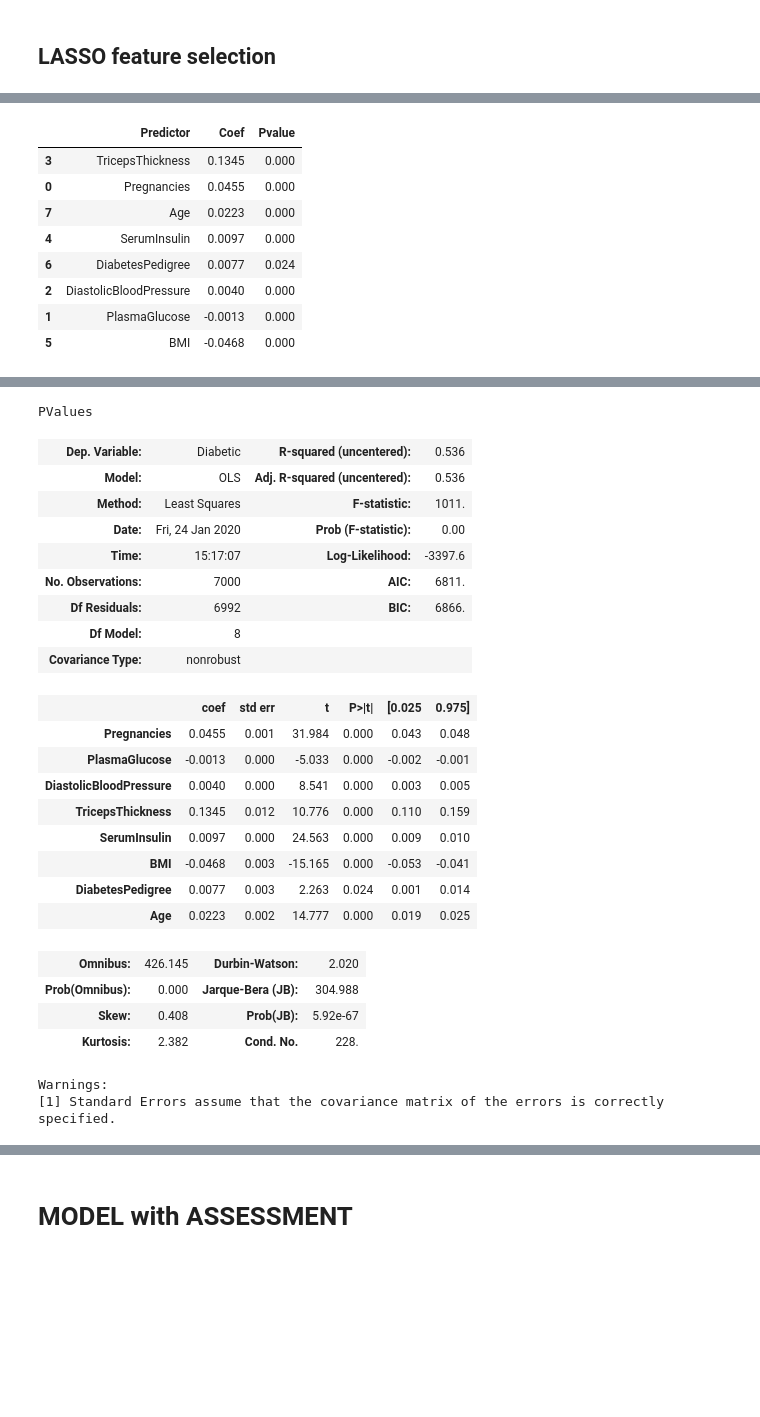
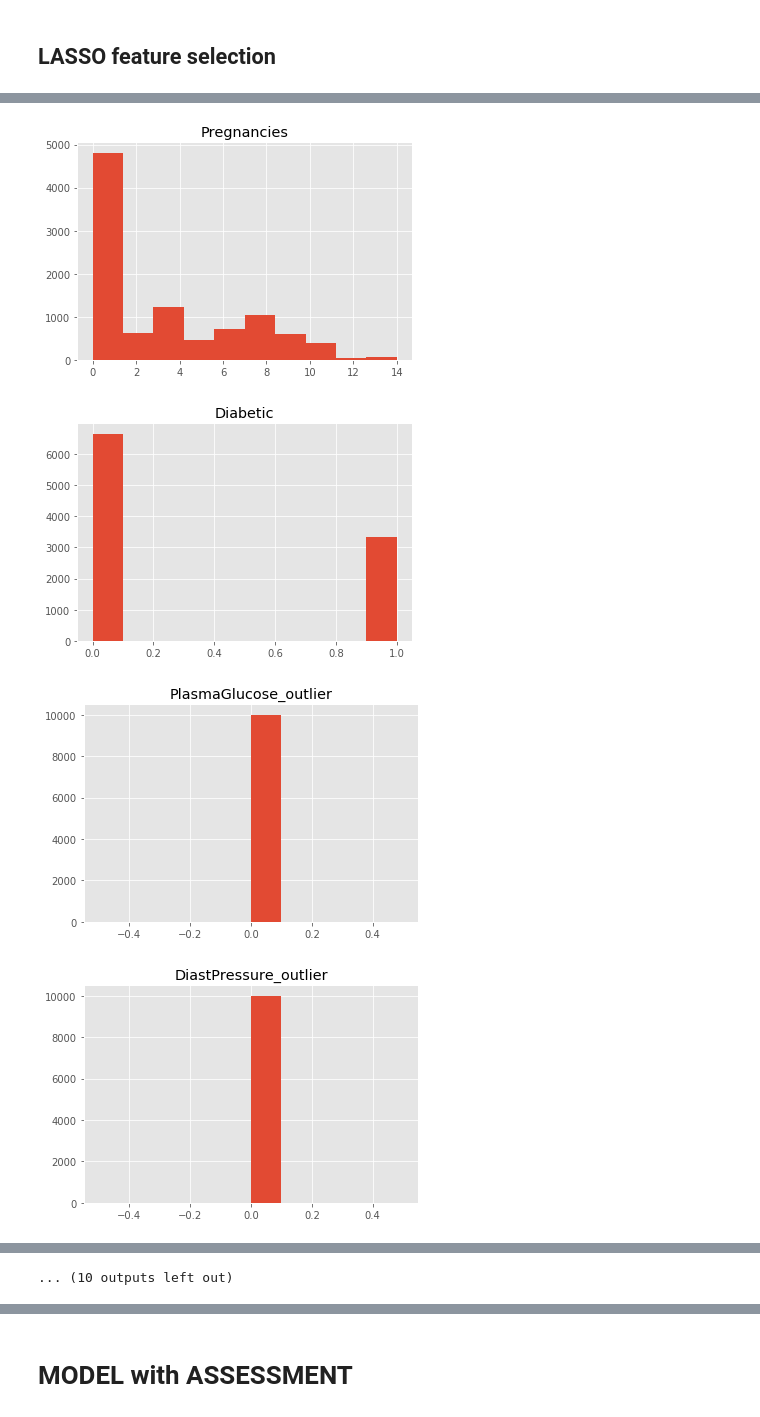
Before and after one commit to jbonfardeci/dl_data_science_week03, a Jupyter notebook: Logit_Diabetes.ipynb, the cells around one changed output, grey strips where cells are left out. Cells and saved outputs as stored; diff of their text form; code cells hidden in the pictures; blank space fills up the shorter version.

```diff
--- a/Logit_Diabetes.ipynb
+++ b/Logit_Diabetes.ipynb
@@ -258,16 +319,3 @@ Dropped insignificant vars:  Diabetic
 | 50% | 2.00000 | 105.000000 | 72.000000 | 31.00000 | 85.000000 | 31.922421 | ... |
 | 75% | 6.00000 | 129.000000 | 85.000000 | 41.00000 | 197.000000 | 39.328921 | ... |
 | max | 14.00000 | 192.000000 | 117.000000 | 92.00000 | 796.000000 | 56.034628 | ... |
-# %%
-tx = df_raw.copy()
-lmbda = 0.25
-#tx['BcxPregnancies'] = boxcox(tx['Pregnancies'], lmbda)
-tx['BcxPlasmaGlucose'] = boxcox(tx['PlasmaGlucose'], lmbda)
-tx['BcxTricepsThickness'] = boxcox(tx['TricepsThickness'], lmbda)
-tx['BcxSerumInsulin'] = boxcox(tx['SerumInsulin'], lmbda)
-#tx['BcxBMI'] = boxcox(tx['BMI'], lmbda)
-#tx['BcxDiabetesPedigree'] = boxcox(tx['DiabetesPedigree'], lmbda)
-#tx['BcxAge'] = boxcox(tx['Age'], lmbda)
-
-tx = tx.drop('PlasmaGlucose', 1).drop('TricepsThickness', 1).drop('SerumInsulin', 1)
-get_hist(tx)
@@ -296,17 +324,25 @@ tx.describe()
 # %%
-columns = tx.columns.tolist()
-columns.remove(TARGET)
-X_train, X_test, y_train, y_test = split_data(tx, columns, TARGET)
-summary, df_coef = get_var_estimates(target_name=TARGET, y=y_train, X=X_train, columns=COLUMN_NAMES)
-display(summary)
-ax = sns.barplot(y="Predictor", x="Coef", data=df_coef)
+# Transform all predictors, except for dummy outler vars with Box-Cox formula.
+if __name__ == '__main__':
+    tx = df_raw.copy()
+    lmbda = 0.1
+    col_names = cols_to_list(tx)
+
+    for cn in col_names:
+        if not cn.endswith("_outlier"):
+            mn = min(tx[cn].values.tolist())
+            if mn > 0:
+                tx["bcx_"+cn] = boxcox(tx[cn], lmbda)
+                tx = tx.drop(cn, 1)
+
+    get_hist(tx)
+    columns = cols_to_list(tx)
+    X_train, X_test, y_train, y_test = split_data(tx, columns, TARGET)
+    summary, df_coef = get_var_estimates(target_name=TARGET, y=y_train, X=X_train, columns=columns)
+    display(summary)
+    ax = sns.barplot(y="Predictor", x="Coef", data=df_coef)
 # %% [output]
-|  | Predictor | Coef | Pvalue |
-| 3 | TricepsThickness | 0.1345 | 0.000 |
-| 0 | Pregnancies | 0.0455 | 0.000 |
-| 7 | Age | 0.0223 | 0.000 |
-| 4 | SerumInsulin | 0.0097 | 0.000 |
-| 6 | DiabetesPedigree | 0.0077 | 0.024 |
-| 2 | DiastolicBloodPressure | 0.0040 | 0.000 |
-| 1 | PlasmaGlucose | -0.0013 | 0.000 |
-| 5 | BMI | -0.0468 | 0.000 |
+[figure, new version]
+[figure, added]
+[figure, added]
+[figure, added]
@@ -313,25 +357 @@ ax = sns.barplot(y="Predictor", x="Coef", data=df_coef)
-PValues
+... (10 outputs left out)
-| Dep. Variable: | Diabetic | R-squared (uncentered): | 0.536 |
-| Model: | OLS | Adj. R-squared (uncentered): | 0.536 |
-| Method: | Least Squares | F-statistic: | 1011. |
-| Date: | Fri, 24 Jan 2020 | Prob (F-statistic): | 0.00 |
-| Time: | 15:17:07 | Log-Likelihood: | -3397.6 |
-| No. Observations: | 7000 | AIC: | 6811. |
-| Df Residuals: | 6992 | BIC: | 6866. |
-| Df Model: | 8 |  |  |
-| Covariance Type: | nonrobust |  |  |
-|  | coef | std err | t | P>|t| | [0.025 | 0.975] |
-| Pregnancies | 0.0455 | 0.001 | 31.984 | 0.000 | 0.043 | 0.048 |
-| PlasmaGlucose | -0.0013 | 0.000 | -5.033 | 0.000 | -0.002 | -0.001 |
-| DiastolicBloodPressure | 0.0040 | 0.000 | 8.541 | 0.000 | 0.003 | 0.005 |
-| TricepsThickness | 0.1345 | 0.012 | 10.776 | 0.000 | 0.110 | 0.159 |
-| SerumInsulin | 0.0097 | 0.000 | 24.563 | 0.000 | 0.009 | 0.010 |
-| BMI | -0.0468 | 0.003 | -15.165 | 0.000 | -0.053 | -0.041 |
-| DiabetesPedigree | 0.0077 | 0.003 | 2.263 | 0.024 | 0.001 | 0.014 |
-| Age | 0.0223 | 0.002 | 14.777 | 0.000 | 0.019 | 0.025 |
-| Omnibus: | 426.145 | Durbin-Watson: | 2.020 |
-| Prob(Omnibus): | 0.000 | Jarque-Bera (JB): | 304.988 |
-| Skew: | 0.408 | Prob(JB): | 5.92e-67 |
-| Kurtosis: | 2.382 | Cond. No. | 228. |
-Warnings:
-[1] Standard Errors assume that the covariance matrix of the errors is correctly specified.
```
Also changed, not shown: parts of 21 cells of this notebook, 11 other files.
